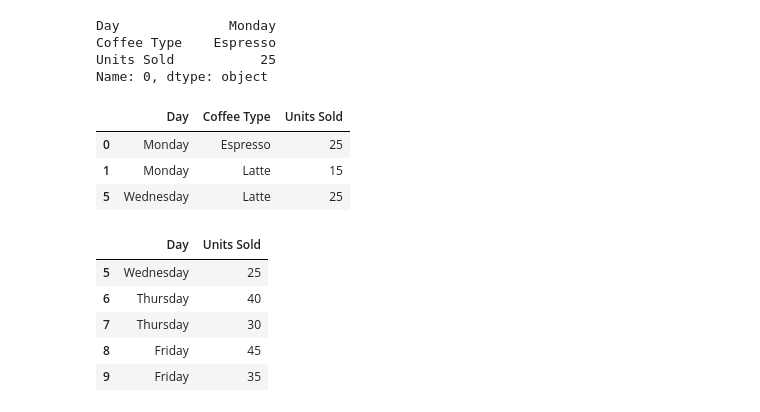
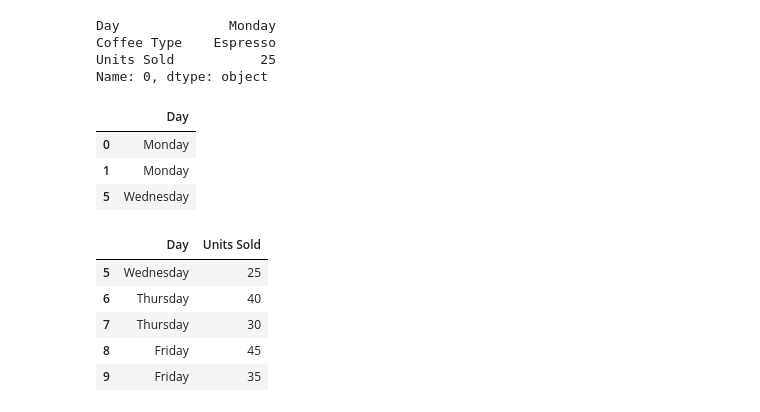
Before and after one commit to Opradyus/complete-pandas-tutorial-keith-galli, a Jupyter notebook: tutorial.ipynb, the cells around one changed output. Cells and saved outputs as stored; diff of their text form; code cells hidden in the pictures.

```diff
--- a/tutorial.ipynb
+++ b/tutorial.ipynb
@@ -170,12 +227,12 @@ Coffee Type    Espresso
 Units Sold           25
 Name: 0, dtype: object
 # %%
-coffee.loc[[0,1,5]]
+coffee.loc[[0,1,5],["Day"]]
 # %% [output]
-|  | Day | Coffee Type | Units Sold |
-| 0 | Monday | Espresso | 25 |
-| 1 | Monday | Latte | 15 |
-| 5 | Wednesday | Latte | 25 |
+|  | Day |
+| 0 | Monday |
+| 1 | Monday |
+| 5 | Wednesday |
 # %%
 coffee.loc[5:9, ["Day", "Units Sold"]]
 # %% [output]
```
Also changed, not shown: parts of 21 cells of this notebook, 2 other files.
